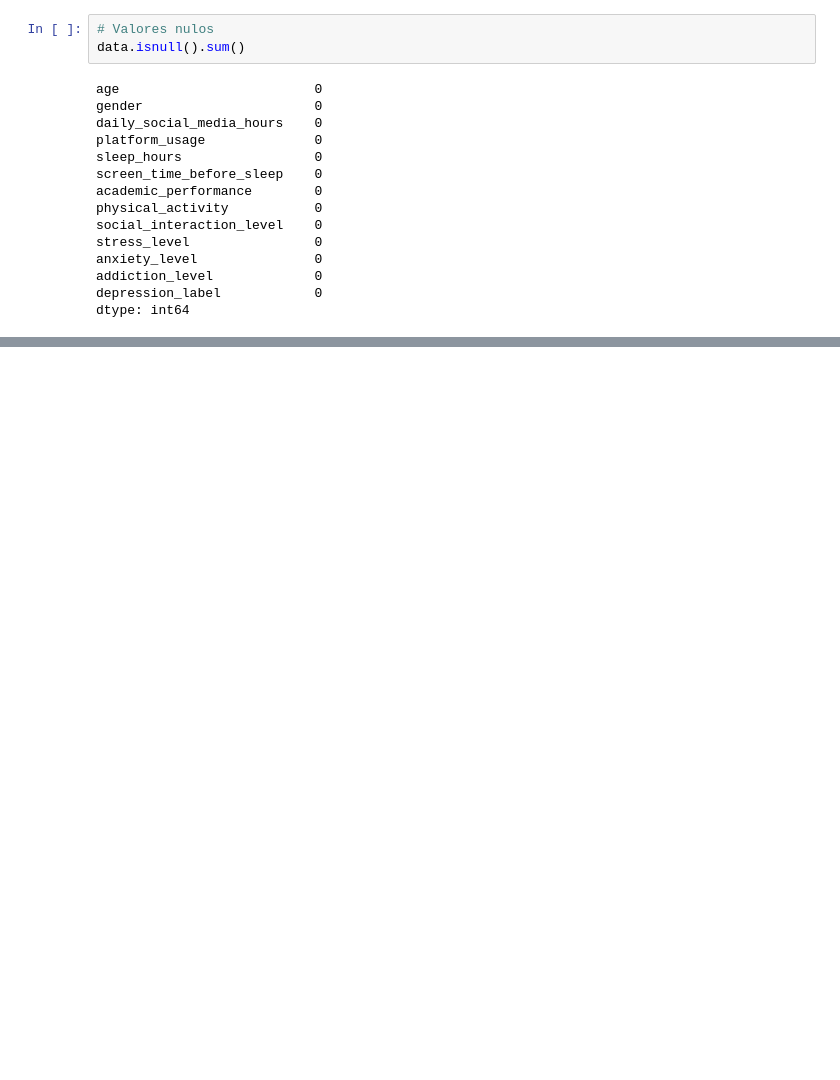
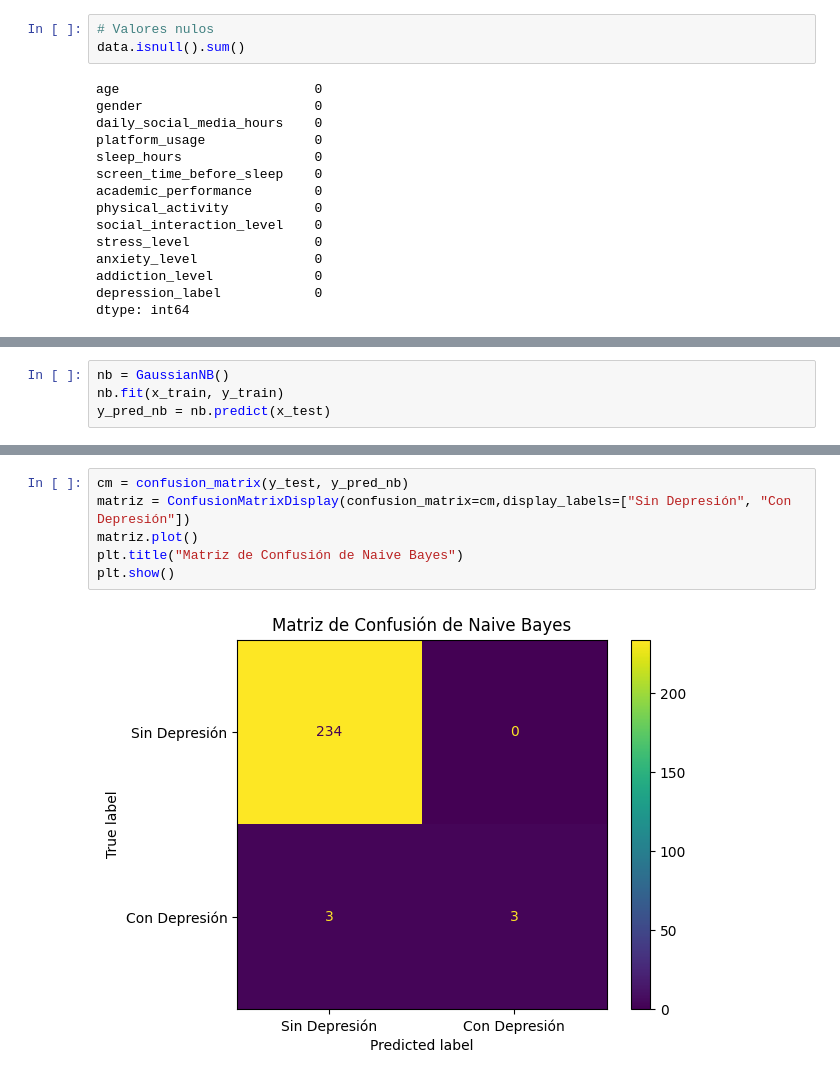
Before and after one commit to DiegoCastroSatt/IntroIA, a Jupyter notebook: Proyecto1/MentalHealth.ipynb, the cells around one changed output, grey strips where cells are left out. Drawn from its saved outputs; the diff is of its cells as text; blank space fills up the shorter version.

```diff
--- a/Proyecto1/MentalHealth.ipynb
+++ b/Proyecto1/MentalHealth.ipynb
@@ -86,0 +308,4 @@ dtype: int64
+# %%
+nb = GaussianNB()
+nb.fit(x_train, y_train)
+y_pred_nb = nb.predict(x_test)
@@ -86,0 +326,8 @@ dtype: int64
+# %%
+cm = confusion_matrix(y_test, y_pred_nb)
+matriz = ConfusionMatrixDisplay(confusion_matrix=cm,display_labels=["Sin Depresión", "Con Depresión"])
+matriz.plot()
+plt.title("Matriz de Confusión de Naive Bayes")
+plt.show()
+# %% [output]
+[figure, added]
```
Also changed, not shown: parts of 41 cells of this notebook, 1 other file.
